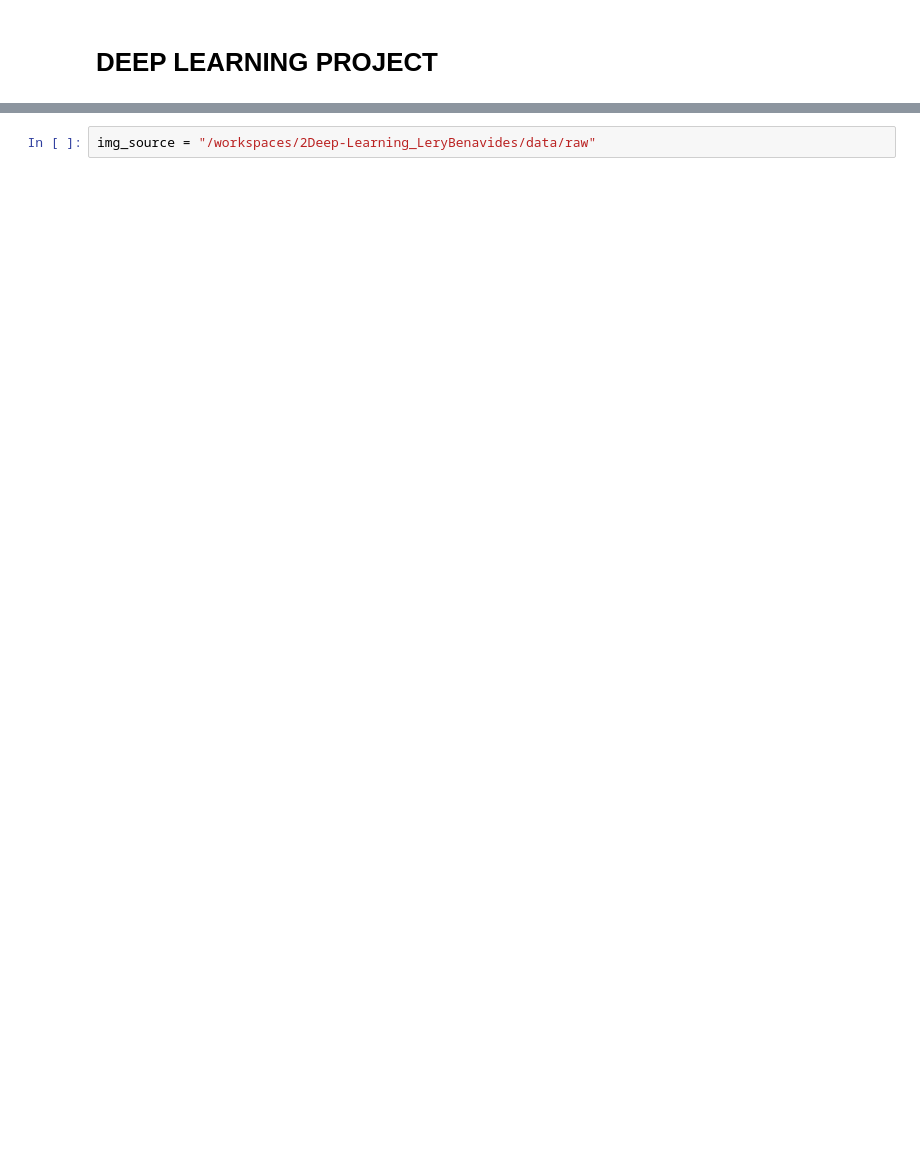
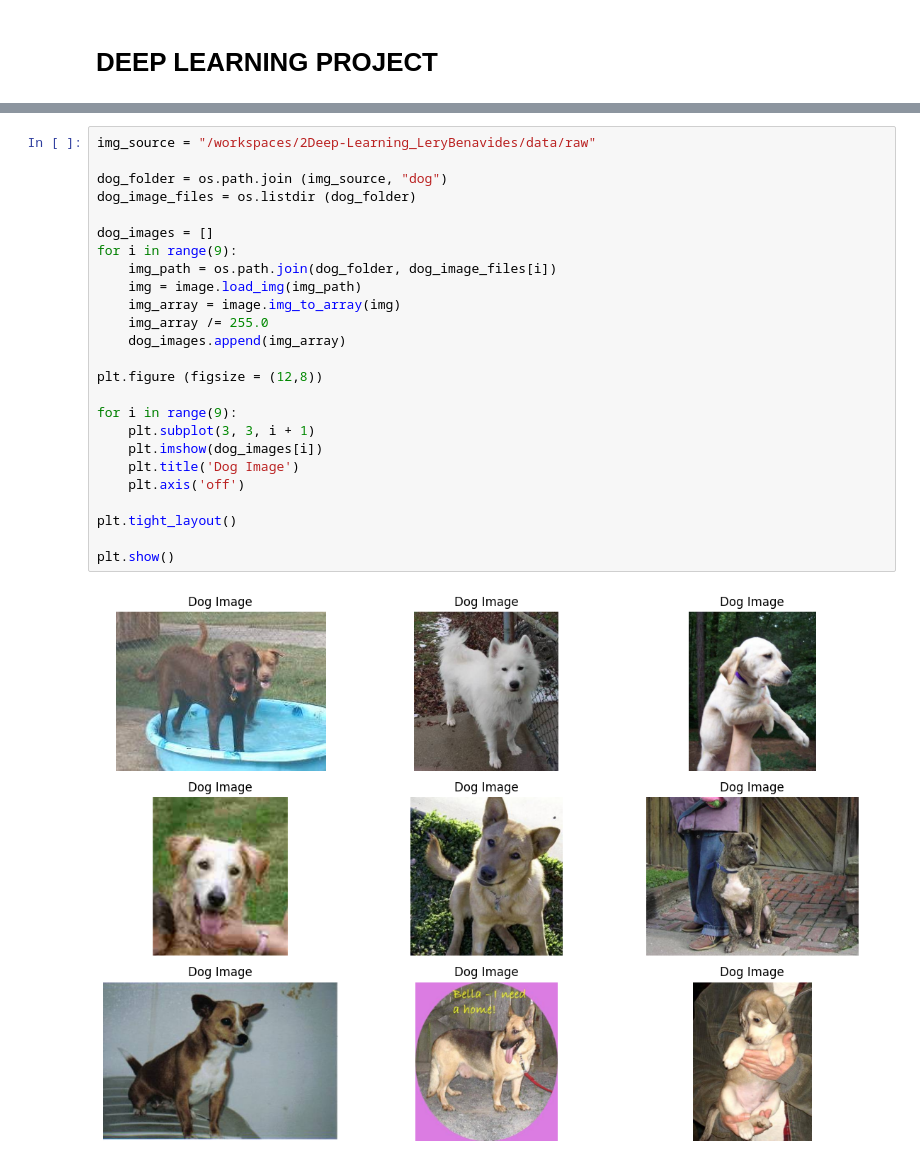
Before and after one commit to 4GeeksAcademy/2Deep-Learning_LeryBenavides, a Jupyter notebook: src/explore.ipynb, the cells around one changed output, grey strips where cells are left out. Cells and saved outputs as stored; diff of their text form; blank space fills up the shorter version.

Commit message:
Deep Learning Lery

```diff
--- a/src/explore.ipynb
+++ b/src/explore.ipynb
@@ -15,2 +9,27 @@ To enable the following instructions: AVX2 FMA, in other operations, rebuild Ten
-# %%
-img_source = "/workspaces/2Deep-Learning_LeryBenavides/data/raw"
+# %%
+img_source = "/workspaces/2Deep-Learning_LeryBenavides/data/raw"
+
+dog_folder = os.path.join (img_source, "dog")
+dog_image_files = os.listdir (dog_folder)
+
+dog_images = []
+for i in range(9):
+    img_path = os.path.join(dog_folder, dog_image_files[i])
+    img = image.load_img(img_path)
+    img_array = image.img_to_array(img)
+    img_array /= 255.0
+    dog_images.append(img_array)
+
+plt.figure (figsize = (12,8))
+
+for i in range(9):
+    plt.subplot(3, 3, i + 1)
+    plt.imshow(dog_images[i])
+    plt.title('Dog Image')
+    plt.axis('off')
+
+plt.tight_layout()
+
+plt.show()
+# %% [output]
+[figure, added]
```
Also changed, not shown: parts of 6 cells of this notebook.
